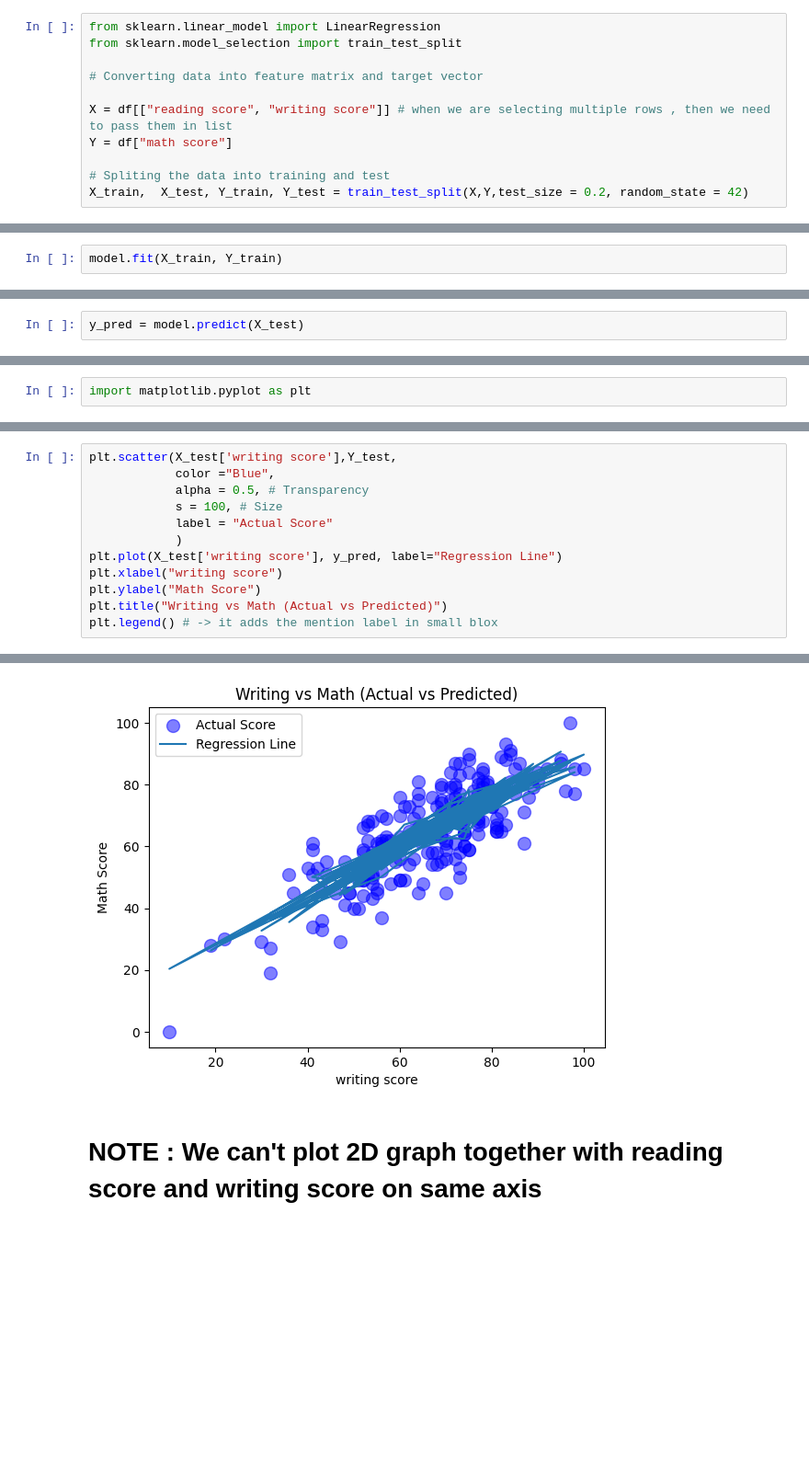
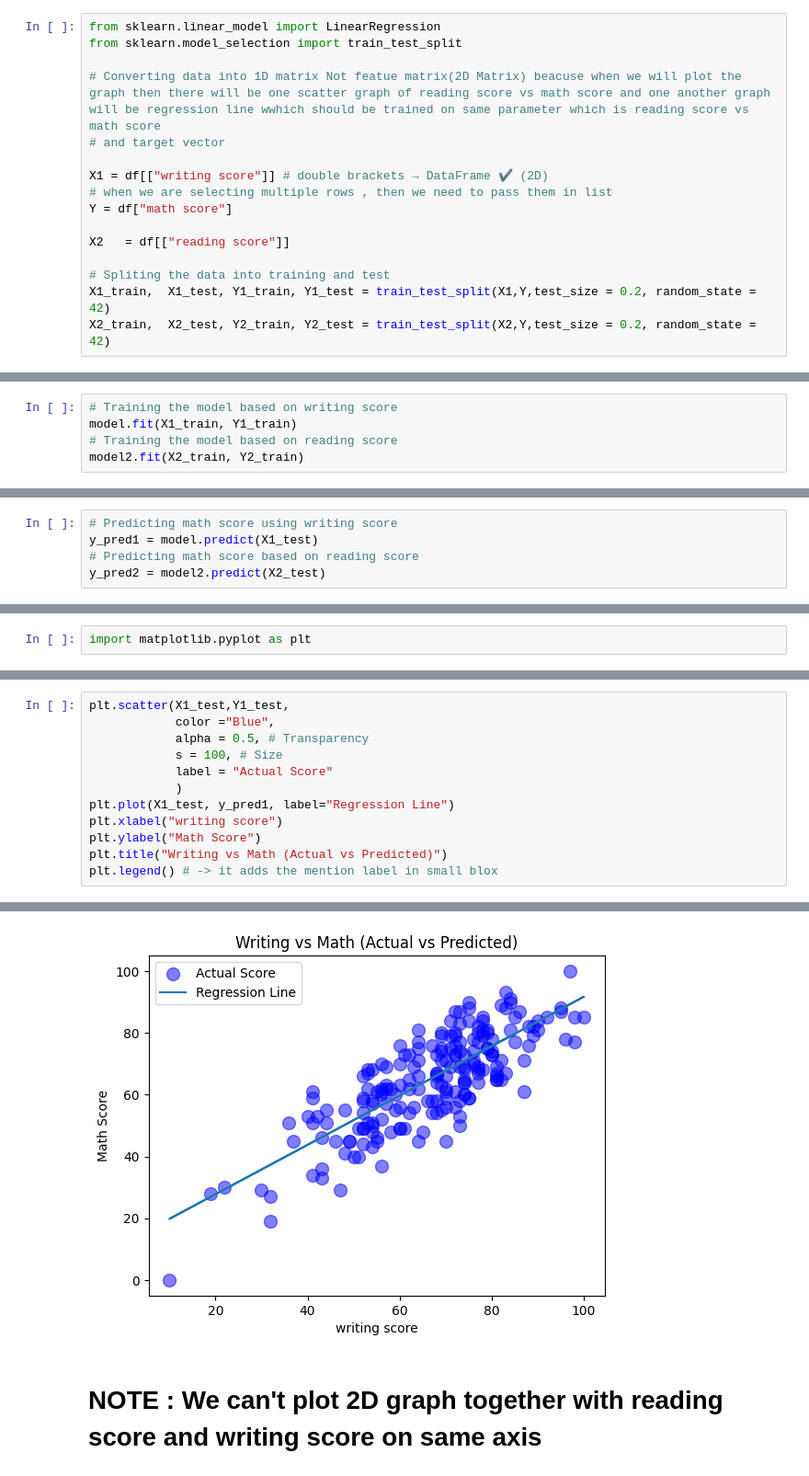
Before and after one commit to Garvit-7-Agarwal/Assignment2-AI-ML, a Jupyter notebook: TASK5.ipynb, the cells around one changed output, grey strips where cells are left out. Shown at 92% size. Drawn from its saved outputs; the diff is of its cells as text; blank space fills up the shorter version.

```diff
--- a/TASK5.ipynb
+++ b/TASK5.ipynb
@@ -21,13 +21,18 @@ int64
 from sklearn.linear_model import LinearRegression
 from sklearn.model_selection import train_test_split
 
-# Converting data into feature matrix and target vector
+# Converting data into 1D matrix Not featue matrix(2D Matrix) beacuse when we will plot the graph then there will be one scatter graph of reading score vs math score and one another graph will be regression line wwhich should be trained on same parameter which is reading score vs math score
+# and target vector
 
-X = df[["reading score", "writing score"]] # when we are selecting multiple rows , then we need to pass them in list
+X1 = df[["writing score"]] # double brackets → DataFrame ✔ (2D)
+# when we are selecting multiple rows , then we need to pass them in list
 Y = df["math score"]
 
+X2   = df[["reading score"]]
+
 # Spliting the data into training and test
-X_train,  X_test, Y_train, Y_test = train_test_split(X,Y,test_size = 0.2, random_state = 42)
+X1_train,  X1_test, Y1_train, Y1_test = train_test_split(X1,Y,test_size = 0.2, random_state = 42)
+X2_train,  X2_test, Y2_train, Y2_test = train_test_split(X2,Y,test_size = 0.2, random_state = 42)
 # %% [markdown]
 
 # Creating the model
@@ -36,13 +44,19 @@ model = LinearRegression()
 # %% [markdown]
 # Training the model using training data
 # %%
-model.fit(X_train, Y_train)
+# Training the model based on writing score
+model.fit(X1_train, Y1_train)
+# Training the model based on reading score
+model2.fit(X2_train, Y2_train)
 # %% [output]
 LinearRegression()
 # %% [markdown]
 # Predicting exam scores using test data
 # %%
-y_pred = model.predict(X_test)
+# Predicting math score using writing score
+y_pred1 = model.predict(X1_test)
+# Predicting math score based on reading score
+y_pred2 = model2.predict(X2_test)
 # %% [markdown]
 # Displaying 5 predicted score
 # %%
@@ -72,17 +90,17 @@ plt.legend() # -> it adds the mention label in small blox
 # %%
-plt.scatter(X_test['writing score'],Y_test,
+plt.scatter(X1_test,Y1_test,
             color ="Blue",
             alpha = 0.5, # Transparency
             s = 100, # Size
             label = "Actual Score"
             )
-plt.plot(X_test['writing score'], y_pred, label="Regression Line")
+plt.plot(X1_test, y_pred1, label="Regression Line")
 plt.xlabel("writing score")
 plt.ylabel("Math Score")
 plt.title("Writing vs Math (Actual vs Predicted)")
 plt.legend() # -> it adds the mention label in small blox
 # %% [output]
 <matplotlib.legend.Legend at 0x...>
-[figure, old version]
+[figure, new version]
 # %% [markdown]
 # NOTE : We can't plot 2D graph together with reading score and writing score on same axis
```
Also changed, not shown: parts of 13 cells of this notebook.
